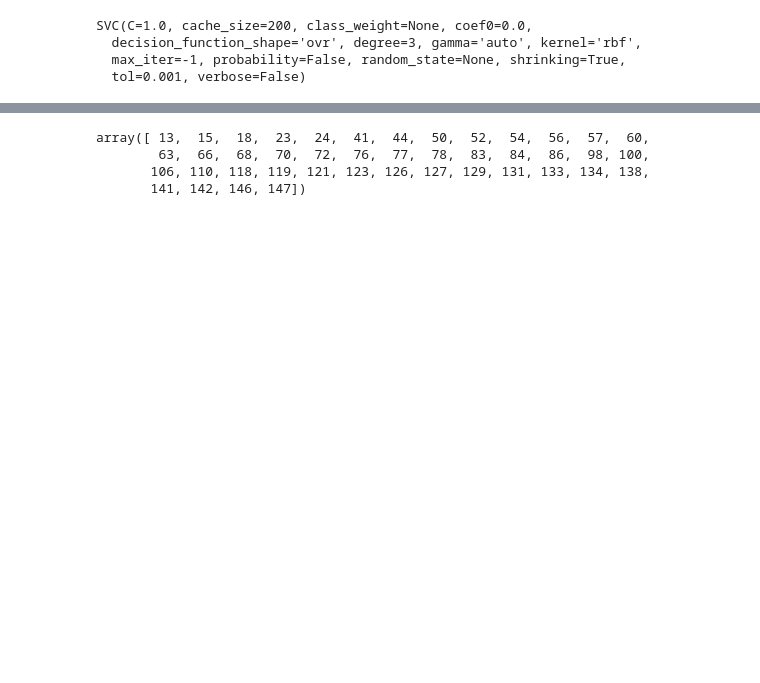
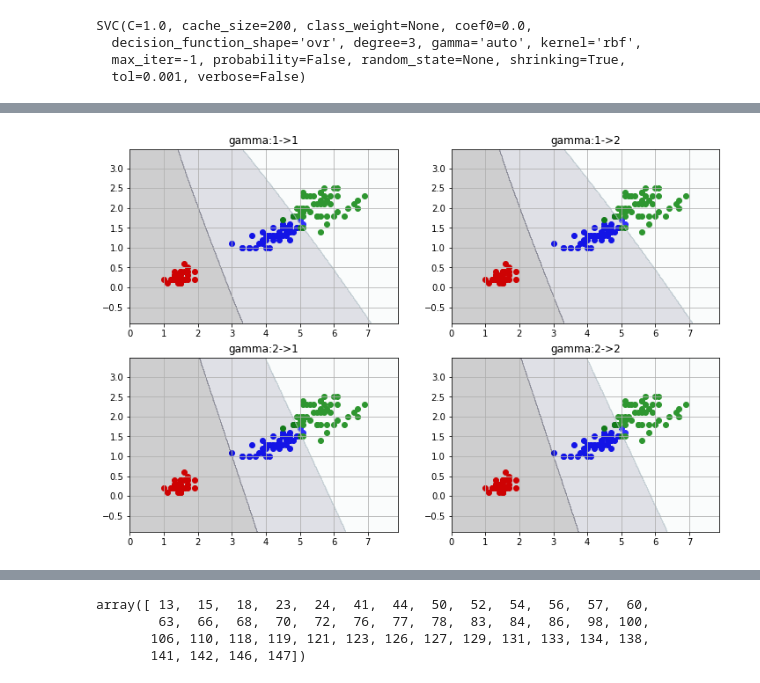
Before and after one commit to haltaro/ml-tutorial, a Jupyter notebook: 02.statistical-learning.ipynb, the cells around one changed output, grey strips where cells are left out. Saved outputs shown, nothing was run; the diff lists cells and outputs as text; code cells hidden in the pictures; blank space fills up the shorter version.

```diff
--- a/02.statistical-learning.ipynb
+++ b/02.statistical-learning.ipynb
@@ -54 +58,92 @@ clf2.gamma=0.01
+# %%
+# Iris データセットを使う
+features = iris.data
+target = iris.target
+target_names = iris.target_names
+labels = target_names[target]
+
+# Petal length と Petal width を特徴量として取り出す
+setosa_petal_length = features[labels == 'setosa', 2]
+setosa_petal_width = features[labels == 'setosa', 3]
+setosa = np.c_[setosa_petal_length, setosa_petal_width]
+versicolor_petal_length = features[labels == 'versicolor', 2]
+versicolor_petal_width = features[labels == 'versicolor', 3]
+versicolor = np.c_[versicolor_petal_length, versicolor_petal_width]
+virginica_petal_length = features[labels == 'virginica', 2]
+virginica_petal_width = features[labels == 'virginica', 3]
+virginica = np.c_[virginica_petal_length, virginica_petal_width]
+
+# 教師信号を作る
+training_data = np.r_[setosa, versicolor, virginica]
+training_labels = np.r_[
+    np.zeros(len(setosa)),
+    np.ones(len(versicolor)),
+    np.ones(len(versicolor)) * 2,
+]
+
+# グラフのサイズを指定する
+plt.figure(figsize=(12, 8))
+
+
+for i in np.arange(4):
+    plt.subplot(2, 2, i+1)
+
+    # 教師信号をプロットする
+    plt.scatter(setosa[:, 0], setosa[:, 1], color='red')
+    plt.scatter(versicolor[:, 0], versicolor[:, 1], color='blue')
+    plt.scatter(virginica[:, 0], virginica[:, 1], color='green')
+
+    # 教師信号で学習する
+    gamma1=0.1
+    gamma2=0.001
+    if i == 0:
+        plt.title('gamma:1->1')
+        clf = svm.SVC()
+        clf.gamma=gamma1
+        clf.fit(training_data, training_labels)
+        clf.gamma=gamma1
+    if i == 1:
+        plt.title('gamma:1->2')
+        clf = svm.SVC()
+        clf.gamma=gamma1
+        clf.fit(training_data, training_labels)
+        clf.gamma=gamma2
+    if i == 2:
+        plt.title('gamma:2->1')
+        clf = svm.SVC()
+        clf.gamma=gamma2
+        clf.fit(training_data, training_labels)
+        clf.gamma=gamma1
+    if i == 3:
+        plt.title('gamma:2->2')
+        clf = svm.SVC()
+        clf.gamma=gamma2
+        clf.fit(training_data, training_labels)
+        clf.gamma=gamma1
+
+    # データの範囲でメッシュ状に点を取る
+    training_x_min = training_data[:, 0].min() - 1
+    training_x_max = training_data[:, 0].max() + 1
+    training_y_min = training_data[:, 1].min() - 1
+    training_y_max = training_data[:, 1].max() + 1
+    grid_interval = 0.02
+    xx, yy = np.meshgrid(
+        np.arange(training_x_min, training_x_max, grid_interval),
+        np.arange(training_y_min, training_y_max, grid_interval),
+    )
+
+    # 各点を分類する
+    Z = clf.predict(np.c_[xx.ravel(), yy.ravel()])
+
+    # 分類結果を表示する
+    Z = Z.reshape(xx.shape)
+    plt.contourf(xx, yy, Z, cmap=plt.cm.bone, alpha=0.2)
+    plt.grid()
+
+# グラフを表示する
+
+
+plt.autoscale()
+# %% [output]
+[figure, added]
 # %% [markdown]
```
Also changed, not shown: parts of 16 cells of this notebook, 1 other file.
